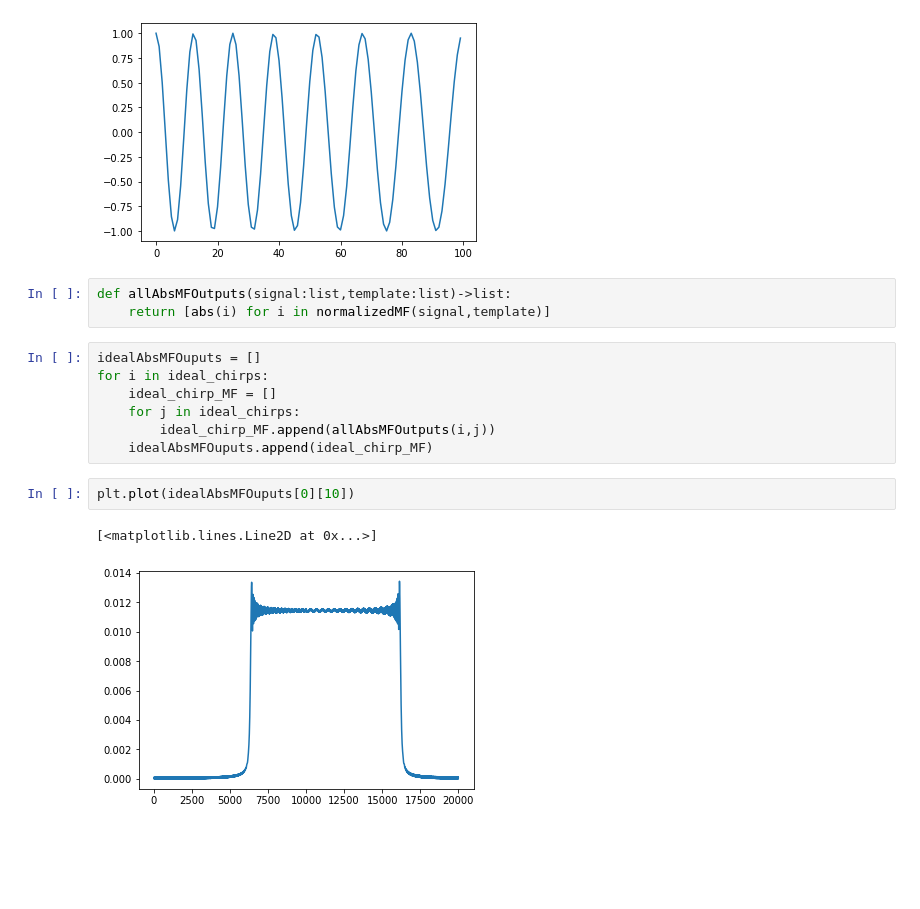
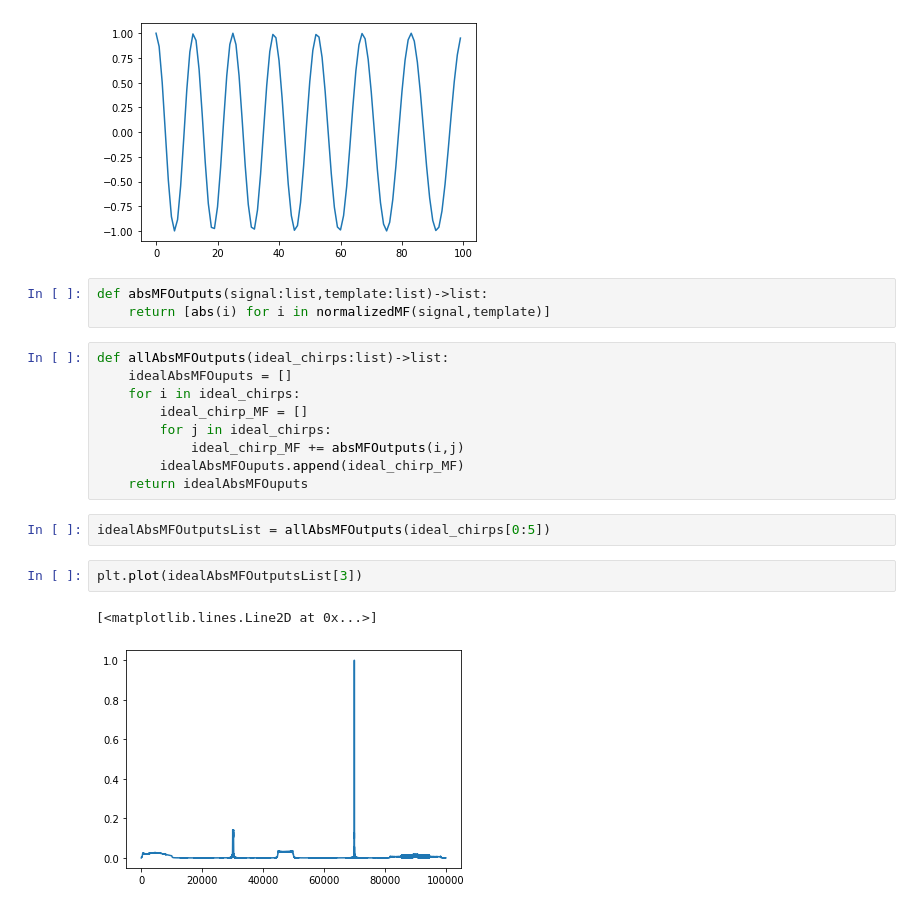
Before and after one commit to omarimran2000/Machine-Learning-for-Chirp-Detection, a Jupyter notebook: CHIRP.ipynb, the cells around one changed output. Cells and saved outputs as stored; diff of their text form; blank space fills up the shorter version.

Commit message:
Updated ideal chirps

```diff
--- a/CHIRP.ipynb
+++ b/CHIRP.ipynb
@@ -89,17 +89,21 @@ plt.plot(p)
 [<matplotlib.lines.Line2D at 0x...>]
 [figure]
 # %%
-def allAbsMFOutputs(signal:list,template:list)->list:
+def absMFOutputs(signal:list,template:list)->list:
     return [abs(i) for i in normalizedMF(signal,template)]
 # %%
-idealAbsMFOuputs = []
-for i in ideal_chirps:
-    ideal_chirp_MF = []
-    for j in ideal_chirps:
-        ideal_chirp_MF.append(allAbsMFOutputs(i,j))
-    idealAbsMFOuputs.append(ideal_chirp_MF)
+def allAbsMFOutputs(ideal_chirps:list)->list:
+    idealAbsMFOuputs = []
+    for i in ideal_chirps:
+        ideal_chirp_MF = []
+        for j in ideal_chirps:
+            ideal_chirp_MF += absMFOutputs(i,j)
+        idealAbsMFOuputs.append(ideal_chirp_MF)
+    return idealAbsMFOuputs
-# %%
-plt.plot(idealAbsMFOuputs[0][10])
-# %% [output]
-[<matplotlib.lines.Line2D at 0x...>]
-[figure, removed]
+# %%
+idealAbsMFOutputsList = allAbsMFOutputs(ideal_chirps[0:5])
+# %%
+plt.plot(idealAbsMFOutputsList[3])
+# %% [output]
+[<matplotlib.lines.Line2D at 0x...>]
+[figure, added]
```
Also changed, not shown: parts of 2 cells of this notebook.
